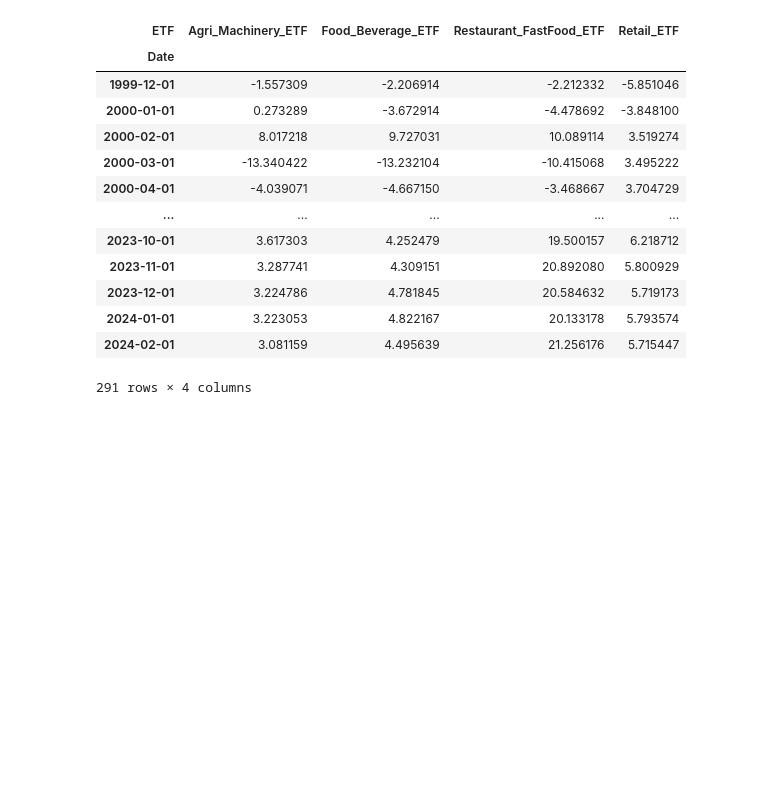
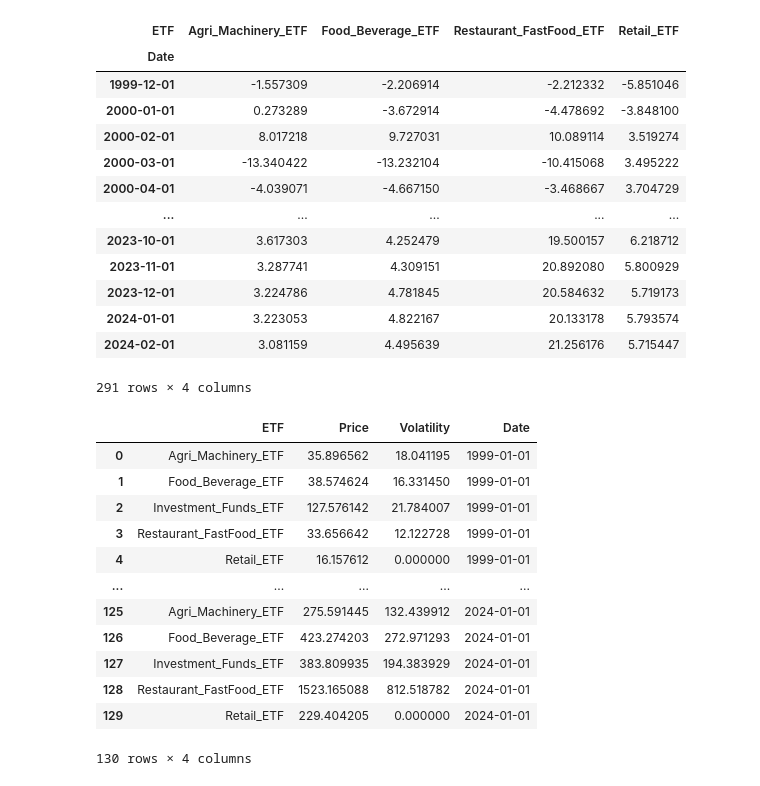
Before and after one commit to TonyZhang2004/Citadel-Summer-Datathon, a Jupyter notebook: EDA/etf_visualizations.ipynb, the cells around one changed output. Cells and saved outputs as stored; diff of their text form; code cells hidden in the pictures; blank space fills up the shorter version.

Commit message:
added yearly relative performance

```diff
--- a/EDA/etf_visualizations.ipynb
+++ b/EDA/etf_visualizations.ipynb
@@ -70,3 +70,22 @@ relative_perf
 | 2024-01-01 | 3.223053 | 4.822167 | 20.133178 | 5.793574 |
 | 2024-02-01 | 3.081159 | 4.495639 | 21.256176 | 5.715447 |
 291 rows × 4 columns
+# %%
+normalized_etf_yearly = pd.read_csv('../variables_of_interest/normalized_etf_yearly.csv', index_col=0).reset_index(drop=True)
+normalized_etf_yearly['Date'] = pd.to_datetime(normalized_etf_yearly['Year'], format='%Y')
+normalized_etf_yearly.drop(['Year'], axis=1, inplace=True)
+normalized_etf_yearly
+# %% [output]
+|  | ETF | Price | Volatility | Date |
+| 0 | Agri_Machinery_ETF | 35.896562 | 18.041195 | 1999-01-01 |
+| 1 | Food_Beverage_ETF | 38.574624 | 16.331450 | 1999-01-01 |
+| 2 | Investment_Funds_ETF | 127.576142 | 21.784007 | 1999-01-01 |
+| 3 | Restaurant_FastFood_ETF | 33.656642 | 12.122728 | 1999-01-01 |
+| 4 | Retail_ETF | 16.157612 | 0.000000 | 1999-01-01 |
+| ... | ... | ... | ... | ... |
+| 125 | Agri_Machinery_ETF | 275.591445 | 132.439912 | 2024-01-01 |
+| 126 | Food_Beverage_ETF | 423.274203 | 272.971293 | 2024-01-01 |
+| 127 | Investment_Funds_ETF | 383.809935 | 194.383929 | 2024-01-01 |
+| 128 | Restaurant_FastFood_ETF | 1523.165088 | 812.518782 | 2024-01-01 |
+| 129 | Retail_ETF | 229.404205 | 0.000000 | 2024-01-01 |
+130 rows × 4 columns
```
Also changed, not shown: parts of 2 cells of this notebook, 2 other files.
